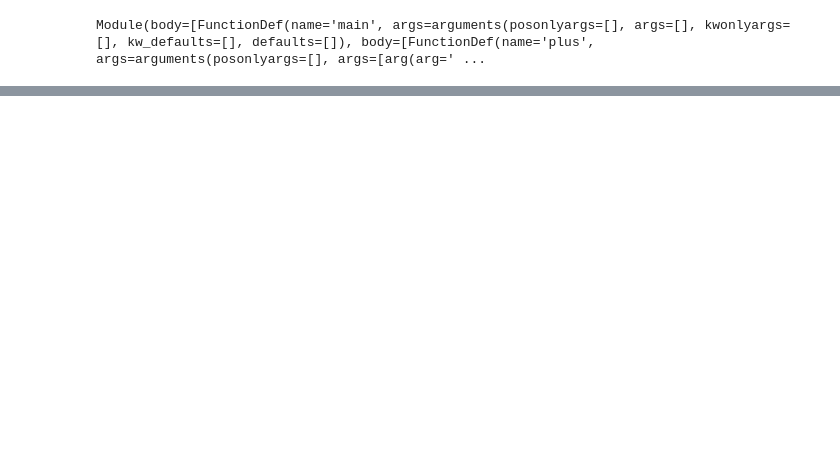
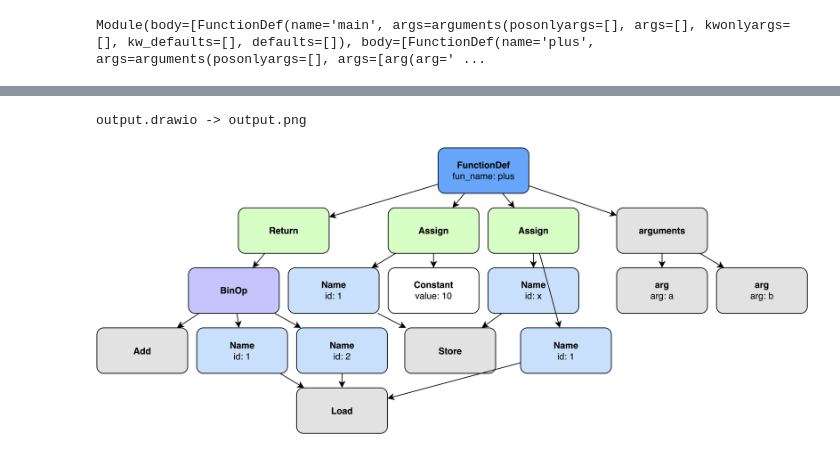
Before and after one commit to nastia-39/project-6390, a Jupyter notebook: notebook.ipynb, the cells around one changed output, grey strips where cells are left out. Saved outputs shown, nothing was run; the diff lists cells and outputs as text; code cells hidden in the pictures; blank space fills up the shorter version.

```diff
--- a/notebook.ipynb
+++ b/notebook.ipynb
@@ -186,0 +121,9 @@ SyntaxError: invalid syntax (2981269518.py, line 1)
+# %%
+for node_id, node  in graph.ast_nodes.items():
+    if isinstance(node, ast.Call):
+        # expand_function(graph, node.id)
+        break
+
+assign_nodes = [n for n in graph.ast_nodes.values() if isinstance(n, ast.Assign)]
+expr_nodes = [n for n in graph.ast_nodes.values() if isinstance(n, ast.Expr)]
+print(node_id, node.__dict__)
@@ -186,0 +137,2 @@ SyntaxError: invalid syntax (2981269518.py, line 1)
+# %%
+node_fun_def = [n for n in graph.ast_nodes.values() if isinstance(n, ast.FunctionDef)][1]
@@ -186,0 +157,37 @@ SyntaxError: invalid syntax (2981269518.py, line 1)
+# %%
+def substitute(node_fun_def: ast.FunctionDef, vars):
+    rename = {arg.arg: var for arg, var in zip(node_fun_def.args.args, vars)}
+    first_reload = None
+
+    for node in ast.walk(node_fun_def):
+
+
+    for node in ast.walk(node_fun_def):
+        if isinstance(node, ast.Name):
+            if node.id in rename:
+                node.id = rename[node.id]
+    return node_fun_def
+# %%
+graph = OurGraph.from_file('test.py')
+node_fun_def = [n for n in graph.ast_nodes.values() if isinstance(n, ast.FunctionDef)][1]
+node_fun_def_copy = copy.deepcopy(node_fun_def)
+# %%
+graph = OurGraph(substitute(node_fun_def_copy, [1, 2]))
+mxfile = OurGraphToXML(y_scaling=1.1).graph_to_xml(graph)
+xml_str = xml.dom.minidom.parseString(ET.tostring(mxfile)).toprettyxml()
+output_file = 'output.png'
+
+filename = 'output.drawio'
+
+with open(filename, 'w') as file:
+    file.write(xml_str)
+
+DRAWIO="/Applications/draw.io.app/Contents/MacOS/draw.io"
+
+bashCommand = f"/Applications/draw.io.app/Contents/MacOS/draw.io -x -f png --scale 5   -o {output_file} {filename}"
+os.system(bashCommand)
+
+Image(output_file)
+# %% [output]
+output.drawio -> output.png
+[figure, added]
```
Also changed, not shown: parts of 26 cells of this notebook, 10 other files.
